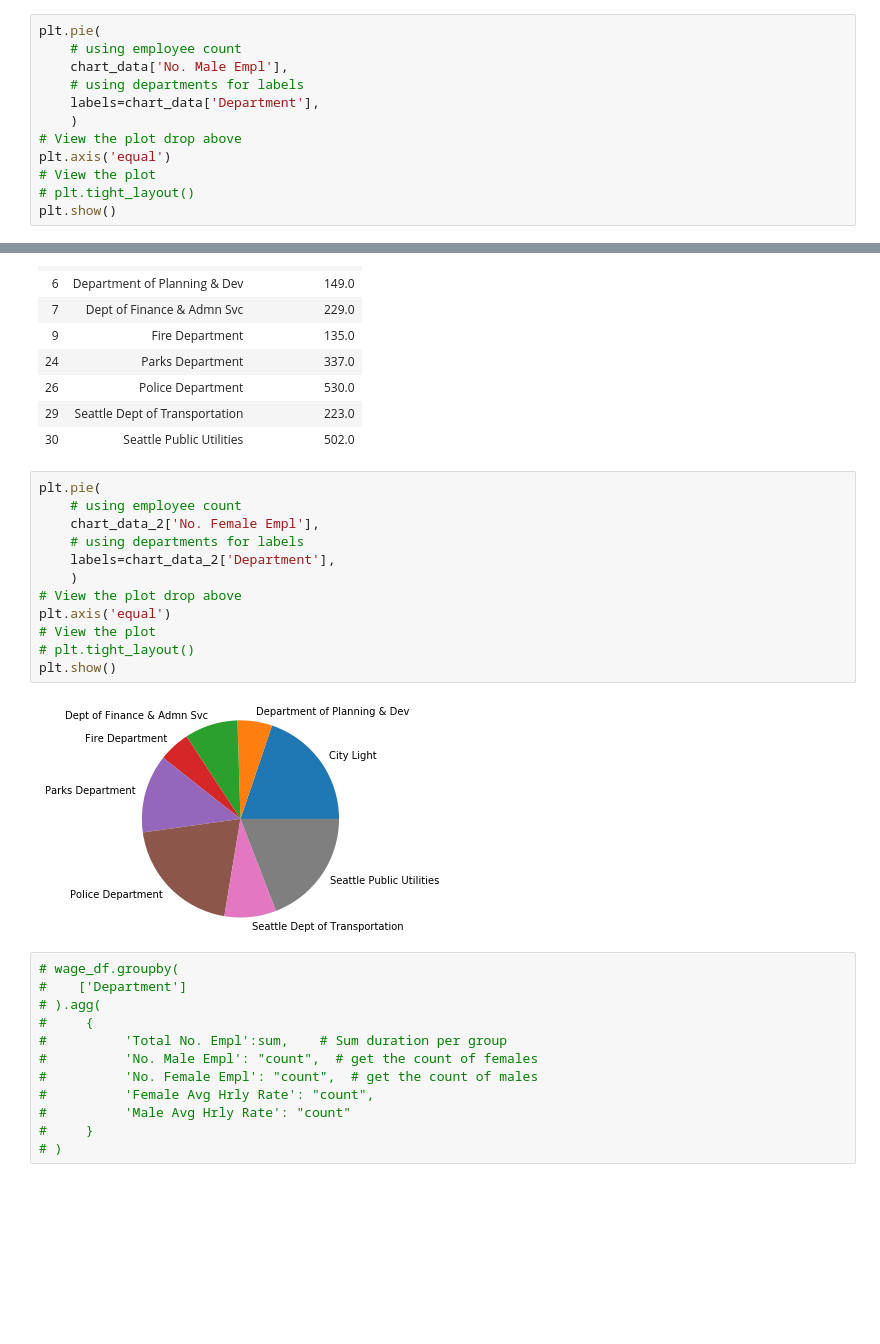
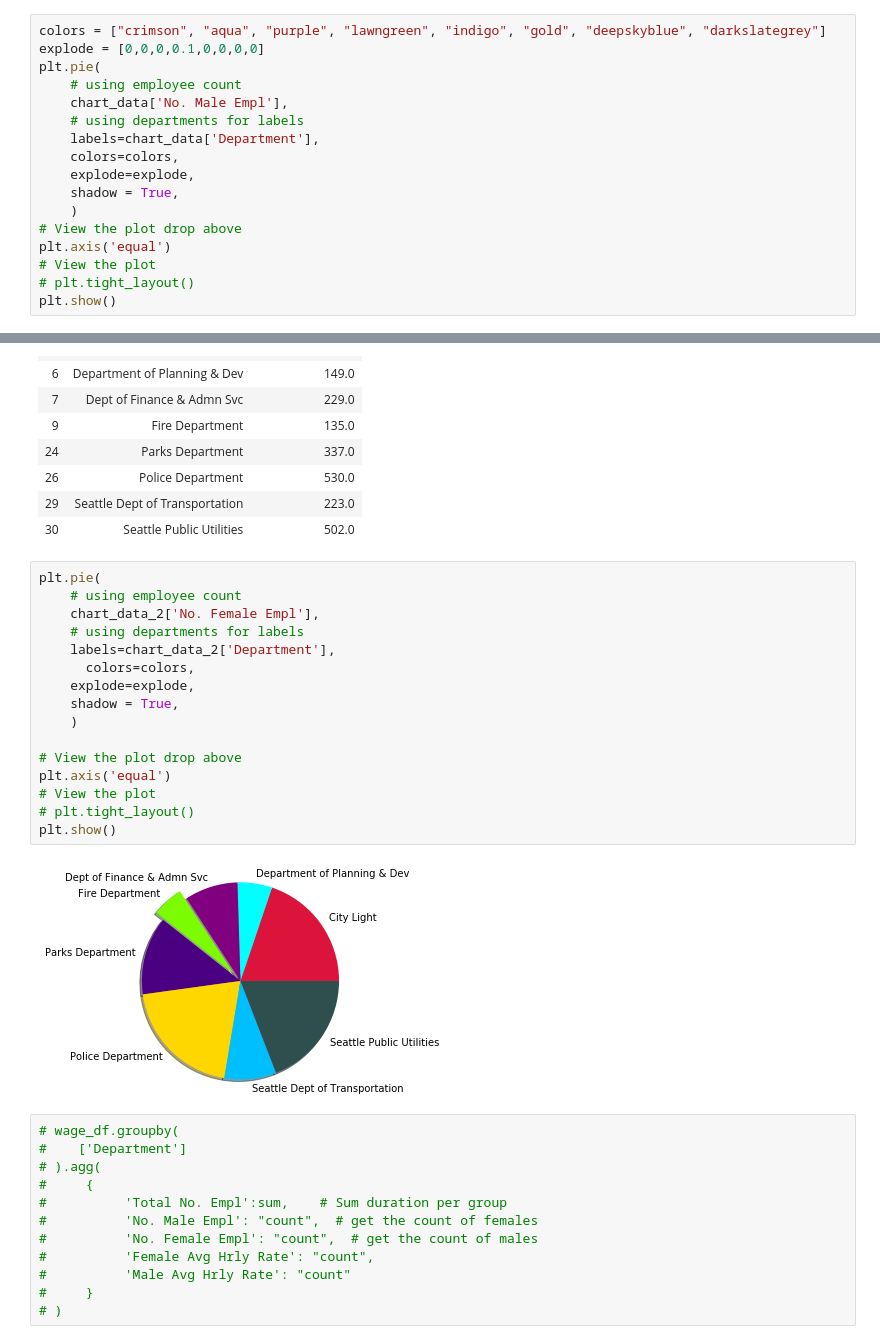
Before and after one commit to garrettsanders/Wage_Gap_Seattle, a Jupyter notebook: project_1.ipynb, the cells around one changed output, grey strips where cells are left out. Saved outputs shown, nothing was run; the diff lists cells and outputs as text; blank space fills up the shorter version.

Commit message:
updated pie charts

```diff
--- a/project_1.ipynb
+++ b/project_1.ipynb
@@ -247,11 +248,16 @@ plt.show()
 # %% [output]
 [figure]
 # %%
+colors = ["crimson", "aqua", "purple", "lawngreen", "indigo", "gold", "deepskyblue", "darkslategrey"]
+explode = [0,0,0,0.1,0,0,0,0]
 plt.pie(
     # using employee count
     chart_data['No. Male Empl'],
     # using departments for labels
     labels=chart_data['Department'],
+    colors=colors,
+    explode=explode,
+    shadow = True,
     )
 # View the plot drop above
 plt.axis('equal')
@@ -326,17 +332,21 @@ chart_data_2
 # %%
 plt.pie(
     # using employee count
     chart_data_2['No. Female Empl'],
     # using departments for labels
     labels=chart_data_2['Department'],
+      colors=colors,
+    explode=explode,
+    shadow = True,
     )
+
 # View the plot drop above
 plt.axis('equal')
 # View the plot
 # plt.tight_layout()
 plt.show()
 # %% [output]
-[figure, old version]
+[figure, new version]
 # %%
 # wage_df.groupby(
 #    ['Department']
```
Also changed, not shown: parts of 8 cells of this notebook.
